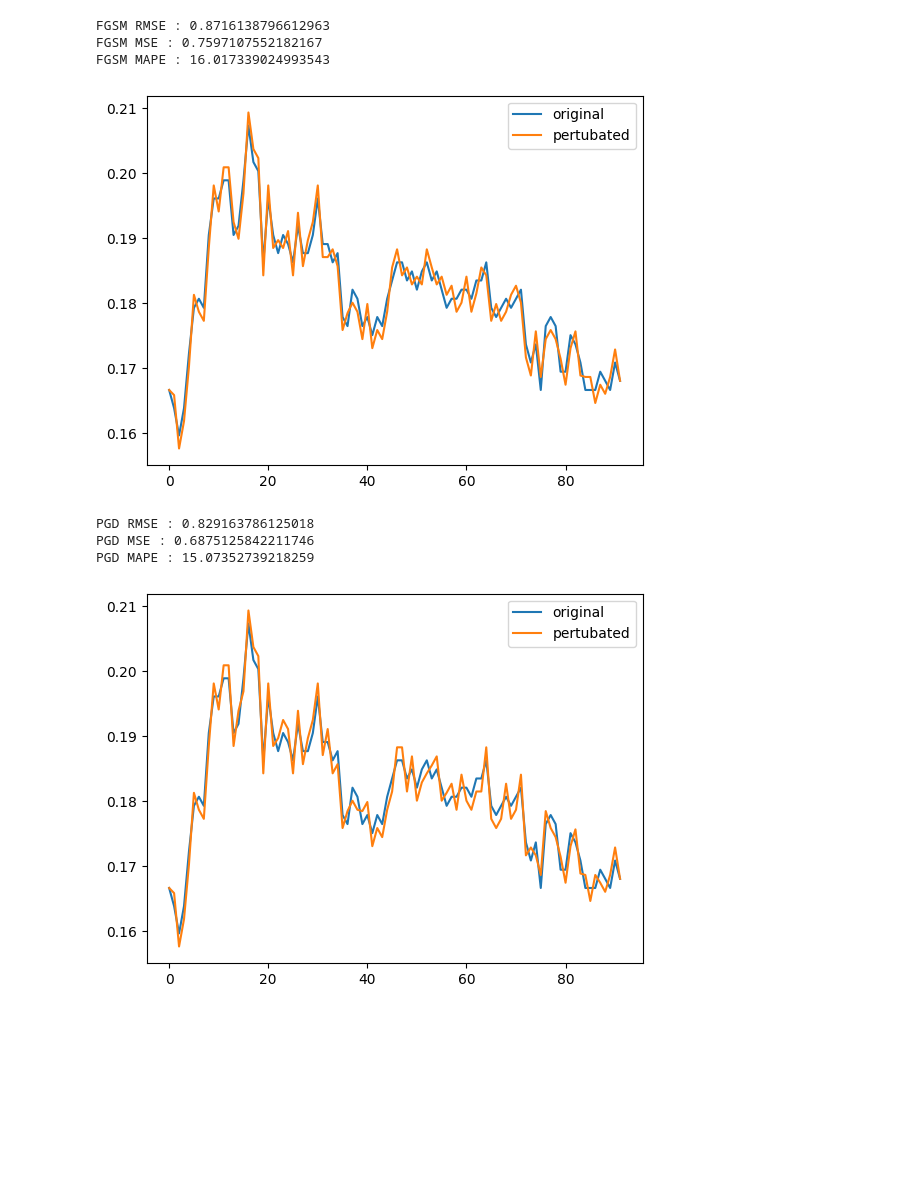
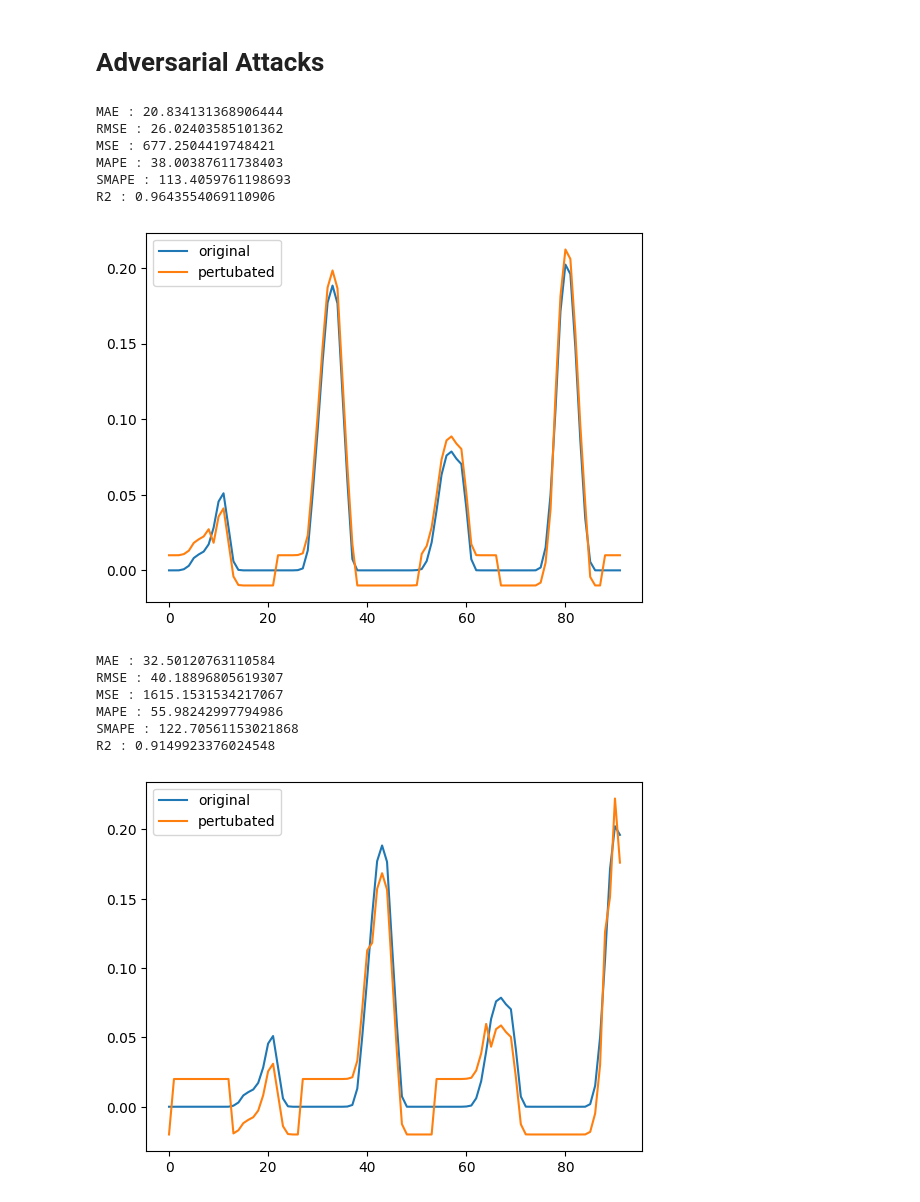
Before and after one commit to GoktugOcal/time-series-adversarial-attacks, a Jupyter notebook: playground.ipynb, the cells around one changed output. Drawn from its saved outputs; the diff is of its cells as text; code cells hidden in the pictures; blank space fills up the shorter version.

Commit message:
models

```diff
--- a/playground.ipynb
+++ b/playground.ipynb
@@ -62,0 +64,20 @@ MAPE : 10.870896599412806
+# %%
+pred = model.predict(X_test)
+pred = scaler.inverse_transform(pred).reshape(1,-1)[0]
+y_test_inv = scaler.inverse_transform(y_test).reshape(1,-1)[0]
+
+
+def SMAPE(true, pred):
+    return np.mean((abs(true - pred) / ((abs(true) + abs(pred))/2))*100)
+
+def MDAPE(true, pred):
+    return np.median((abs(true - pred) / true)*100)
+
+
+print("MAE :", np.mean(abs(y_test_inv - pred)))
+print("RMSE :", RMSE(y_test_inv,pred))
+print("MSE :", MSE(y_test_inv,pred))
+print("MAPE :", MAPE(y_test_inv,pred))
+print("SMAPE :", SMAPE(y_test_inv,pred))
+print("MDAPE :", MDAPE(y_test_inv,pred))
+print("R2 :", r2_score(y_test_inv,pred))
@@ -63,46 +98,60 @@ MAPE : 10.870896599412806
+# %% [markdown]
+# Adversarial Attacks
 # %%
-X_adversarial_fgsm = fgsm_attack(X_test, y_test, model, 0.002)
+X_adversarial_fgsm = fgsm_attack(X_test, y_test, model, 0.01, np.inf)
 
 pred = model.predict(X_adversarial_fgsm)
 pred = scaler.inverse_transform(pred).reshape(1,-1)[0]
 y_test_inv = scaler.inverse_transform(y_test).reshape(1,-1)[0]
 
-print("FGSM RMSE :", RMSE(y_test_inv,pred))
-print("FGSM MSE :", MSE(y_test_inv,pred))
-print("FGSM MAPE :", MAPE(y_test_inv,pred))
+print("MAE :", np.mean(abs(y_test_inv - pred)))
+print("RMSE :", RMSE(y_test_inv,pred))
+print("MSE :", MSE(y_test_inv,pred))
+print("MAPE :", MAPE(y_test_inv[y_test_inv >= 10],pred[y_test_inv >= 10]))
+print("SMAPE :", SMAPE(y_test_inv,pred))
+print("R2 :", r2_score(y_test_inv,pred))
 
-plt.plot(X_test[0], label = "original")
-plt.plot(X_adversarial_fgsm.numpy()[0], label = "pertubated")
+plt.plot(X_test[10], label = "original")
+plt.plot(X_adversarial_fgsm.numpy()[10], label = "pertubated")
 plt.legend()
 plt.show()
 # %% [output]
-FGSM RMSE : 0.8716138796612963
-FGSM MSE : 0.7597107552182167
-FGSM MAPE : 16.017339024993543
+MAE : 20.834131368906444
+RMSE : 26.02403585101362
+MSE : 677.2504419748421
+MAPE : 38.00387611738403
+SMAPE : 113.4059761198693
+R2 : 0.9643554069110906
-[figure, old version]
+[figure, new version]
 # %%
 iterations = 10
 alpha = 0.01
-epsilon = 0.002
-X_adversarial_pgd = pgd_attack(X_test, y_test, model, iterations, alpha, epsilon)
+epsilon = 0.02
+X_adversarial_pgd = pgd_attack(X_test, y_test, model, iterations, alpha, epsilon, np.inf)
 
 pred = model.predict(X_adversarial_pgd)
 pred = scaler.inverse_transform(pred).reshape(1,-1)[0]
 y_test_inv = scaler.inverse_transform(y_test).reshape(1,-1)[0]
 
-print("PGD RMSE :", RMSE(y_test_inv,pred))
-print("PGD MSE :", MSE(y_test_inv,pred))
-print("PGD MAPE :", MAPE(y_test_inv,pred))
+print("MAE :", np.mean(abs(y_test_inv - pred)))
+print("RMSE :", RMSE(y_test_inv,pred))
+print("MSE :", MSE(y_test_inv,pred))
+print("MAPE :", MAPE(y_test_inv[y_test_inv >= 10],pred[y_test_inv >= 10]))
+print("SMAPE :", SMAPE(y_test_inv,pred))
+print("R2 :", r2_score(y_test_inv,pred))
 
 plt.plot(X_test[0], label = "original")
 plt.plot(X_adversarial_pgd.numpy()[0], label = "pertubated")
 plt.legend()
 plt.show()
 # %% [output]
-PGD RMSE : 0.829163786125018
-PGD MSE : 0.6875125842211746
-PGD MAPE : 15.07352739218259
+MAE : 32.50120763110584
+RMSE : 40.18896805619307
+MSE : 1615.1531534217067
+MAPE : 55.98242997794986
+SMAPE : 122.70561153021868
+R2 : 0.9149923376024548
-[figure, old version]
+[figure, new version]
 # %%
 plt.plot(X_test[0], label = "original")
 plt.plot(X_adversarial_fgsm.numpy()[0], label = "FGSM")
```
Also changed, not shown: parts of 10 cells of this notebook, 24 other files.
